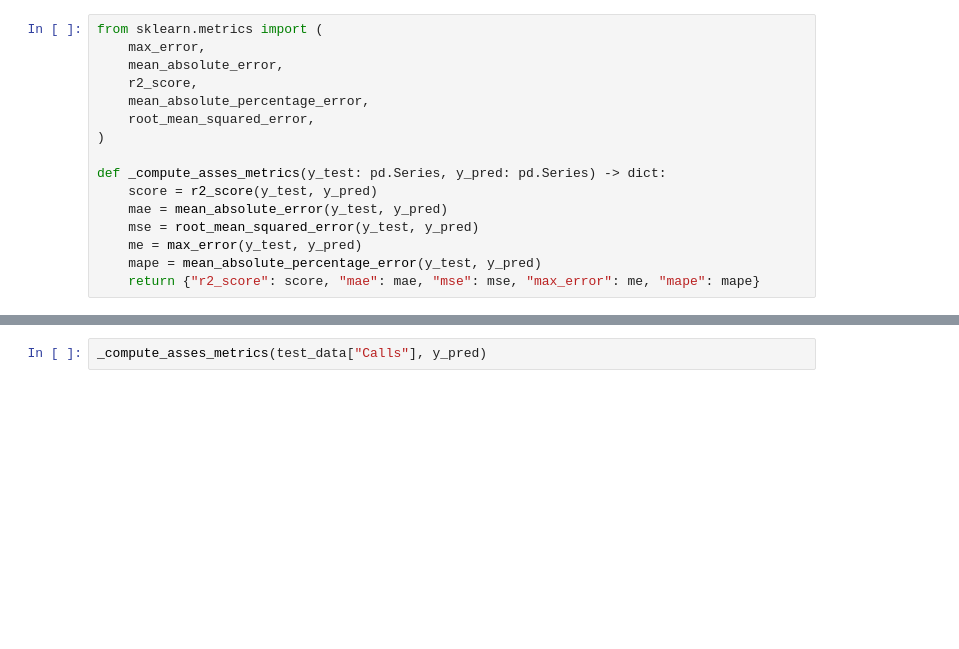
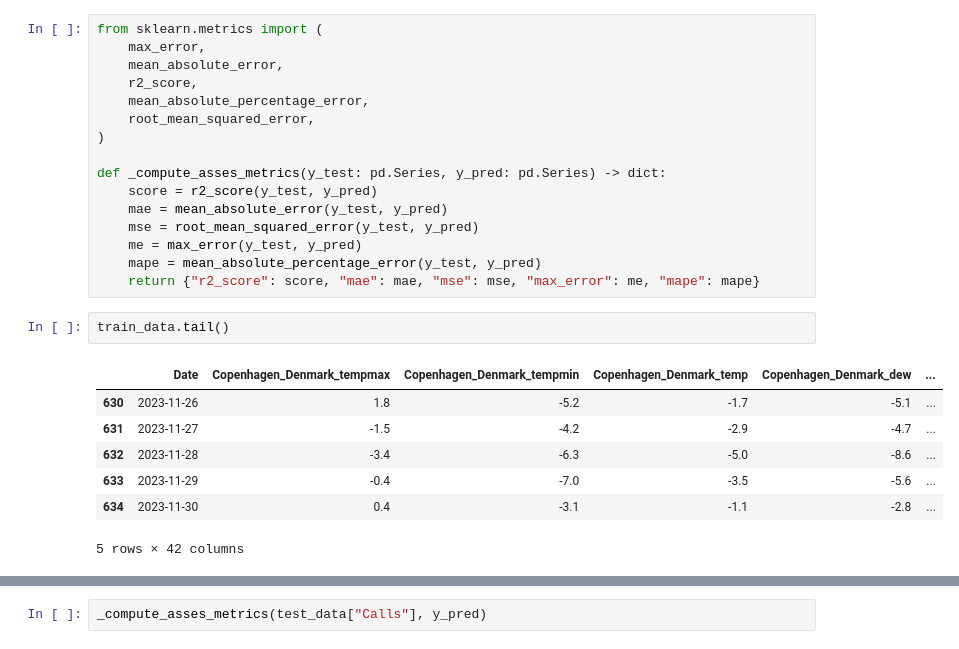
Before and after one commit to nieweglp/call-center-forecast, a Jupyter notebook: call-center/notebooks/eda.ipynb, the cells around one changed output, grey strips where cells are left out. Saved outputs shown, nothing was run; the diff lists cells and outputs as text; blank space fills up the shorter version.

```diff
--- a/call-center/notebooks/eda.ipynb
+++ b/call-center/notebooks/eda.ipynb
@@ -379,6 +397,16 @@ def _compute_asses_metrics(y_test: pd.Series, y_pred: pd.Series) -> dict:
     me = max_error(y_test, y_pred)
     mape = mean_absolute_percentage_error(y_test, y_pred)
     return {"r2_score": score, "mae": mae, "mse": mse, "max_error": me, "mape": mape}
+# %%
+train_data.tail()
+# %% [output]
+|  | Date | Copenhagen_Denmark_tempmax | Copenhagen_Denmark_tempmin | Copenhagen_Denmark_temp | Copenhagen_Denmark_dew | ... |
+| 630 | 2023-11-26 | 1.8 | -5.2 | -1.7 | -5.1 | ... |
+| 631 | 2023-11-27 | -1.5 | -4.2 | -2.9 | -4.7 | ... |
+| 632 | 2023-11-28 | -3.4 | -6.3 | -5.0 | -8.6 | ... |
+| 633 | 2023-11-29 | -0.4 | -7.0 | -3.5 | -5.6 | ... |
+| 634 | 2023-11-30 | 0.4 | -3.1 | -1.1 | -2.8 | ... |
+5 rows × 42 columns
 # %%
 len(test_data["Calls"])
 # %% [output]
```
Also changed, not shown: parts of 14 cells of this notebook, 2 other files.
